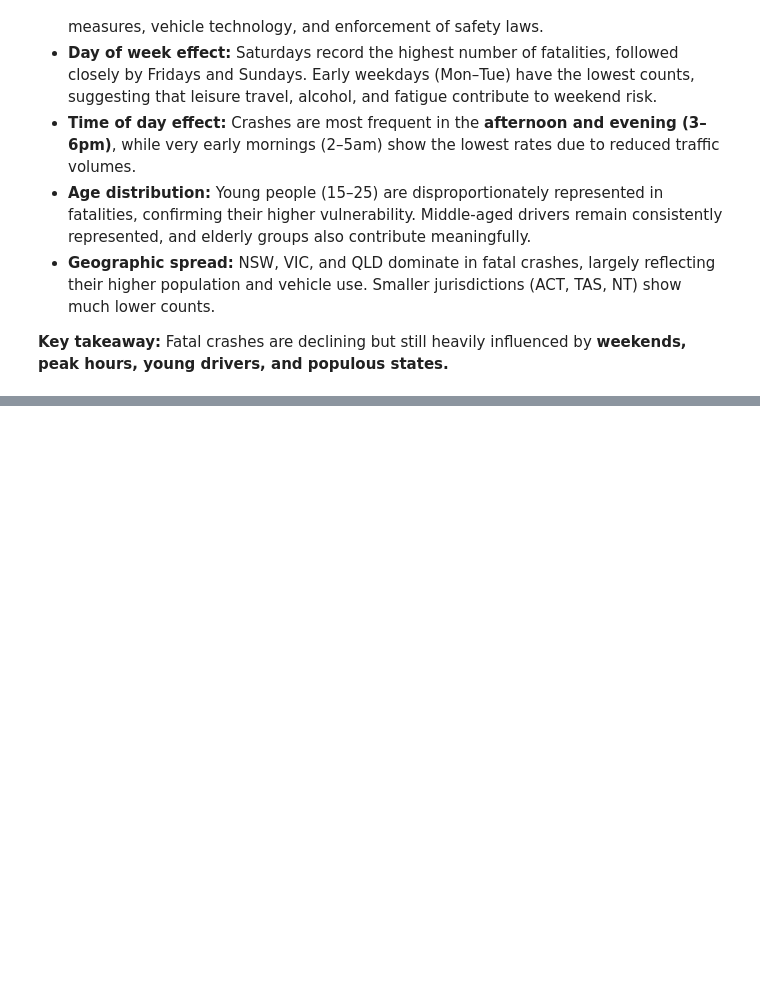
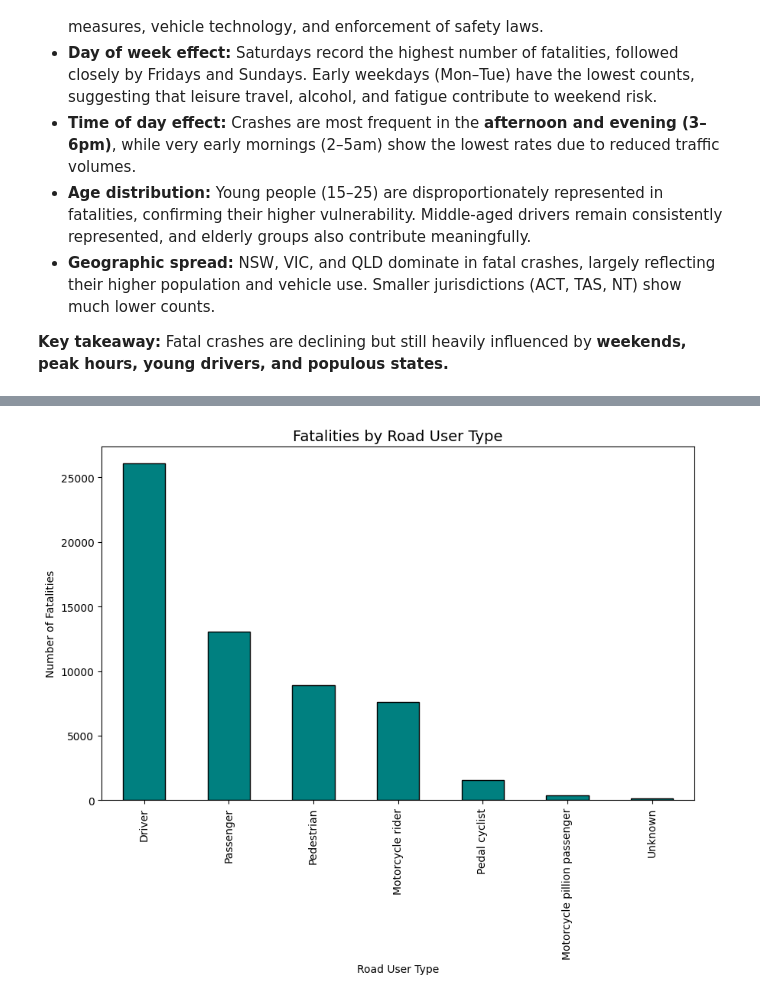
Before and after one commit to NoorullahMuhammadKhan/Noorullah-Khan-Github-Repository, a Jupyter notebook: Scyne Advisory Interview/Traffic Investigation Scyne Advisory.ipynb, the cells around one changed output, grey strips where cells are left out. Cells and saved outputs as stored; diff of their text form; code cells hidden in the pictures; blank space fills up the shorter version.

```diff
--- a/Scyne Advisory Interview/Traffic Investigation Scyne Advisory.ipynb
+++ b/Scyne Advisory Interview/Traffic Investigation Scyne Advisory.ipynb
@@ -267,0 +301,9 @@ The exploratory analysis highlights several clear patterns in the fatal crash da
+# %%
+plt.figure(figsize=(10,6))
+df["Road User"].value_counts().plot(kind="bar", color="teal", edgecolor="black")
+plt.title("Fatalities by Road User Type", fontsize=14)
+plt.xlabel("Road User Type")
+plt.ylabel("Number of Fatalities")
+plt.show()
+# %% [output]
+[figure, added]
```
Also changed, not shown: parts of 19 cells of this notebook.
